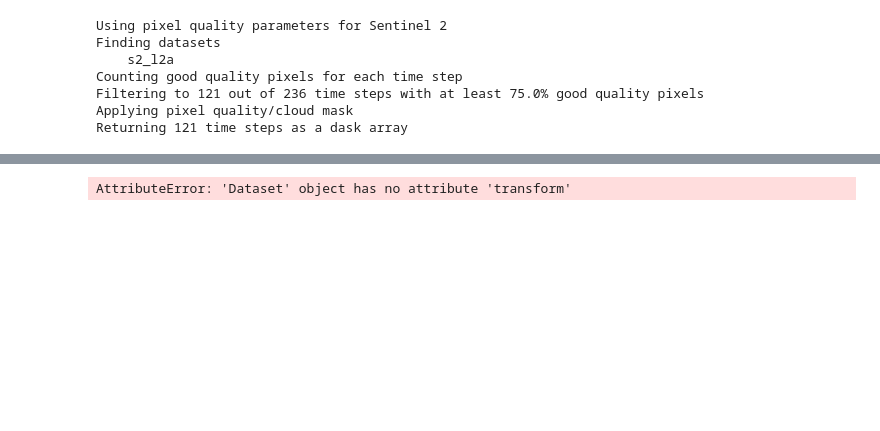
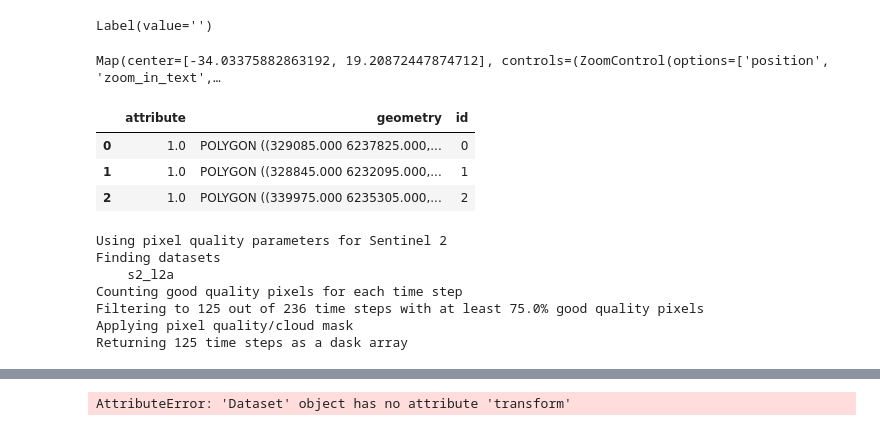
Before and after one commit to AdrianKriger/deafrica-sandbox-notebooks, a Jupyter notebook: Real_world_examples/WaterDetect_DamMonitoring.ipynb, the cells around one changed output, grey strips where cells are left out. Saved outputs shown, nothing was run; the diff lists cells and outputs as text; code cells hidden in the pictures; blank space fills up the shorter version.

```diff
--- a/Real_world_examples/WaterDetect_DamMonitoring.ipynb
+++ b/Real_world_examples/WaterDetect_DamMonitoring.ipynb
@@ -98,0 +163,14 @@ display_map(x=lon_range, y=lat_range)
+# %%
+#check the polygon over laps the area of interest visually
+map_shapefile(gdf_clean, attribute=field)
+# %% [output]
+Label(value='')
+Map(center=[-34.03375882863192, 19.20872447874712], controls=(ZoomControl(options=['position', 'zoom_in_text',…
+# %%
+#have a look at the data
+gdf_clean
+# %% [output]
+|  | attribute | geometry | id |
+| 0 | 1.0 | POLYGON ((329085.000 6237825.000,... | 0 |
+| 1 | 1.0 | POLYGON ((328845.000 6232095.000,... | 1 |
+| 2 | 1.0 | POLYGON ((339975.000 6235305.000,... | 2 |
@@ -116,15 +196,15 @@ ds_sen2 = load_ard(dc=dc,
                       products=['s2_l2a'],
                       measurements=['red', 'green', 'blue', 'nir'],
                       min_gooddata = 0.75,
-                      **query)
+                      **sen_query)
 # %% [output]
 Using pixel quality parameters for Sentinel 2
 Finding datasets
     s2_l2a
 Counting good quality pixels for each time step
-Filtering to 121 out of 236 time steps with at least 75.0% good quality pixels
+Filtering to 125 out of 236 time steps with at least 75.0% good quality pixels
 Applying pixel quality/cloud mask
-Returning 121 time steps as a dask array
+Returning 125 time steps as a dask array
 # %%
 ds_sen2.crs
 # %% [output]
```
Also changed, not shown: parts of 32 cells of this notebook.
